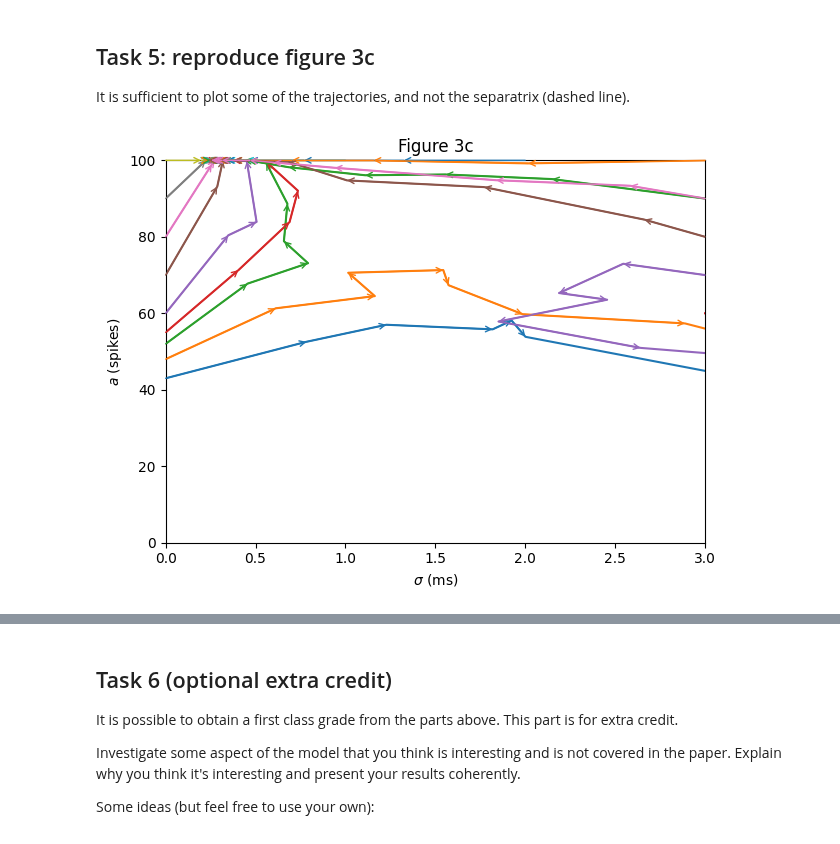
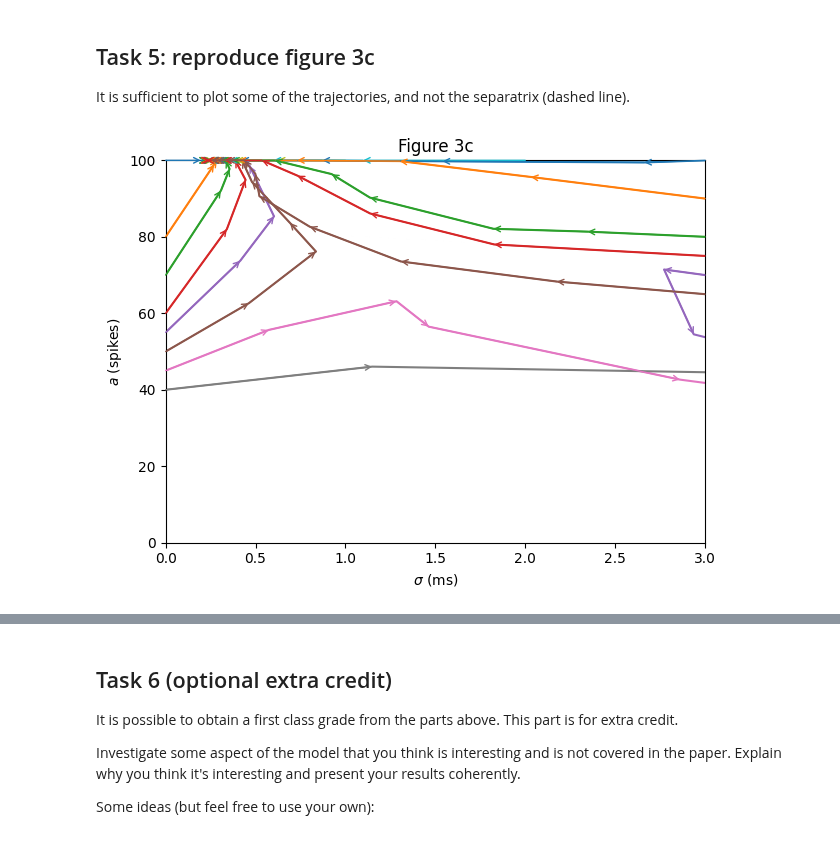
Before and after one commit to hk221/Neuro_for_ML, a Jupyter notebook: Synfire Chains/synfire_no_answers.ipynb, the cells around one changed output, grey strips where cells are left out. Saved outputs shown, nothing was run; the diff lists cells and outputs as text; code cells hidden in the pictures.

```diff
--- a/Synfire Chains/synfire_no_answers.ipynb
+++ b/Synfire Chains/synfire_no_answers.ipynb
@@ -396,23 +396,10 @@ It is sufficient to plot some of the trajectories, and not the separatrix (dashe
 # Validation figure 3c
 # Starting points based on state-space dynamics from the paper
 starting_points = [
-    (43, 0),
-    (48, 0),
-    (52, 0),
-    (55, 0),
-    (60, 0),
-    (70, 0),
-    (80, 0),
-    (90, 0),
-    (100, 0),
-    (100, 1),
-    (100, 2),
-    (100, 3),
-    (90, 3),
-    (60, 3),
-    (70, 3),
-    (80, 3),
-    (90, 3),
+    (100, 0), (80,  0), (70,  0), (60 , 0),
+    (55 , 0), (50 , 0), (45 , 0), (40 , 0),
+    (100, 1), (100, 2), (100, 3), (90 , 3),
+    (80 , 3), (75 , 3), (70 , 3), (65 , 3)
 ]
 repeats = 20  # Number of repeats for averaging to get smooth results
 dt = 0.1  # Time step in ms
@@ -464,34 +451,34 @@ for idx, (a, sigma) in enumerate(starting_points):
         # Implement attractor and saddle adjustments
         # Nudge values towards the attractor or saddle region based on their current location
         """' HANA are we allowed to nudge like this?
         if a > 95 and sigma < 0.5:
             a = max(95, a - 2)  # Give flexibility to stabilize near attractor
             sigma = 0.5
         elif a < 65 and sigma > 1.2:
             a = max(0, a - 1)  # Move towards extinction if near saddle
             sigma = min(3, sigma + 0.15)
         """
         # Update spikes for the next iteration
         s = spikes
         a = a_total / repeats
         sigma = sigma_total / repeats
     plt.figure
     plt.plot(SIGMA, A, c=f"C{idx}")
     for i in range(len(SIGMA) - 1):
         plt.annotate(
             "",
             (SIGMA[i + 1], A[i + 1]),
             xytext=(SIGMA[i], A[i]),
             arrowprops=dict(arrowstyle="->", shrinkA=0, shrinkB=0, color=f"C{idx}"),
         )
 plt.xlim(0, 3)
 plt.ylim(0, 100)
 plt.xlabel(r"$\sigma$ (ms)")
 plt.ylabel("$a$ (spikes)")
 plt.title("Figure 3c")
 plt.tight_layout()
 # %% [output]
-[figure, old version]
+[figure, new version]
 # %% [markdown]
 Expected results:
 
```
